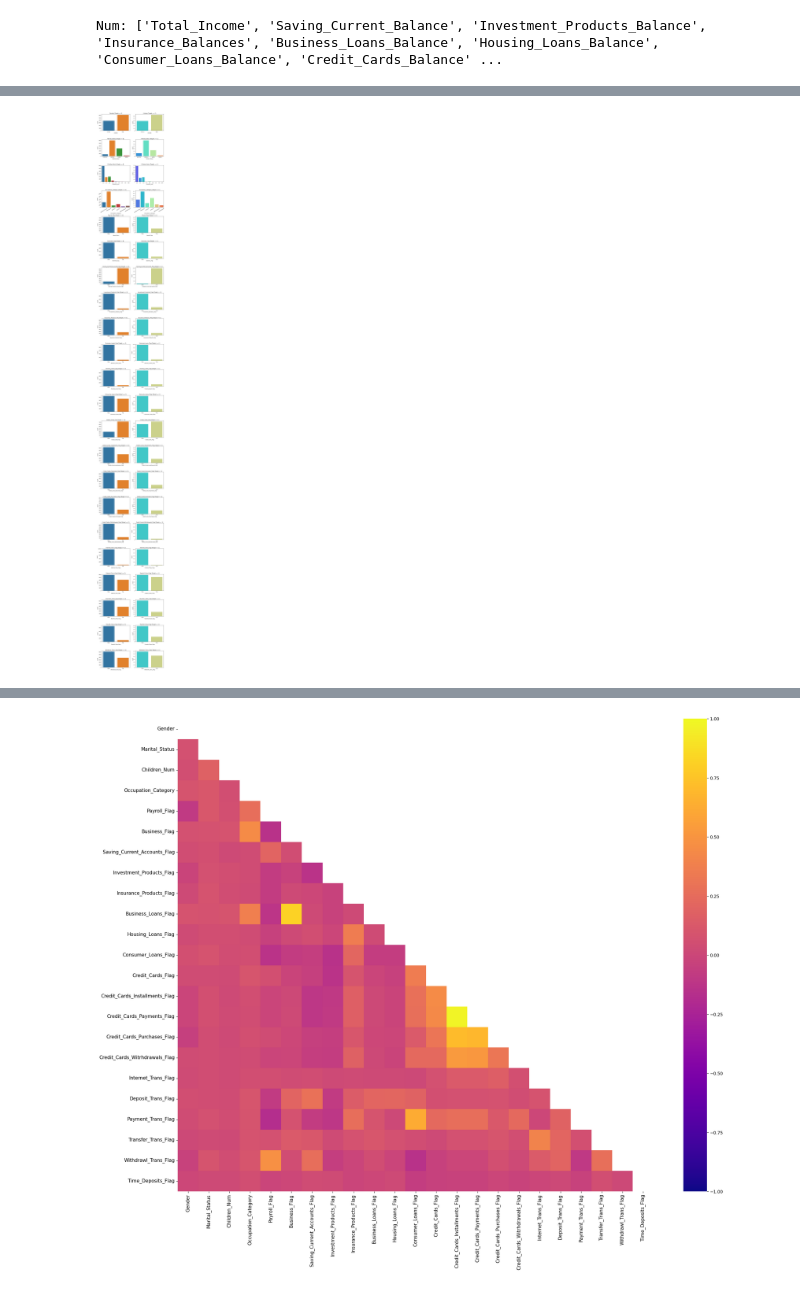
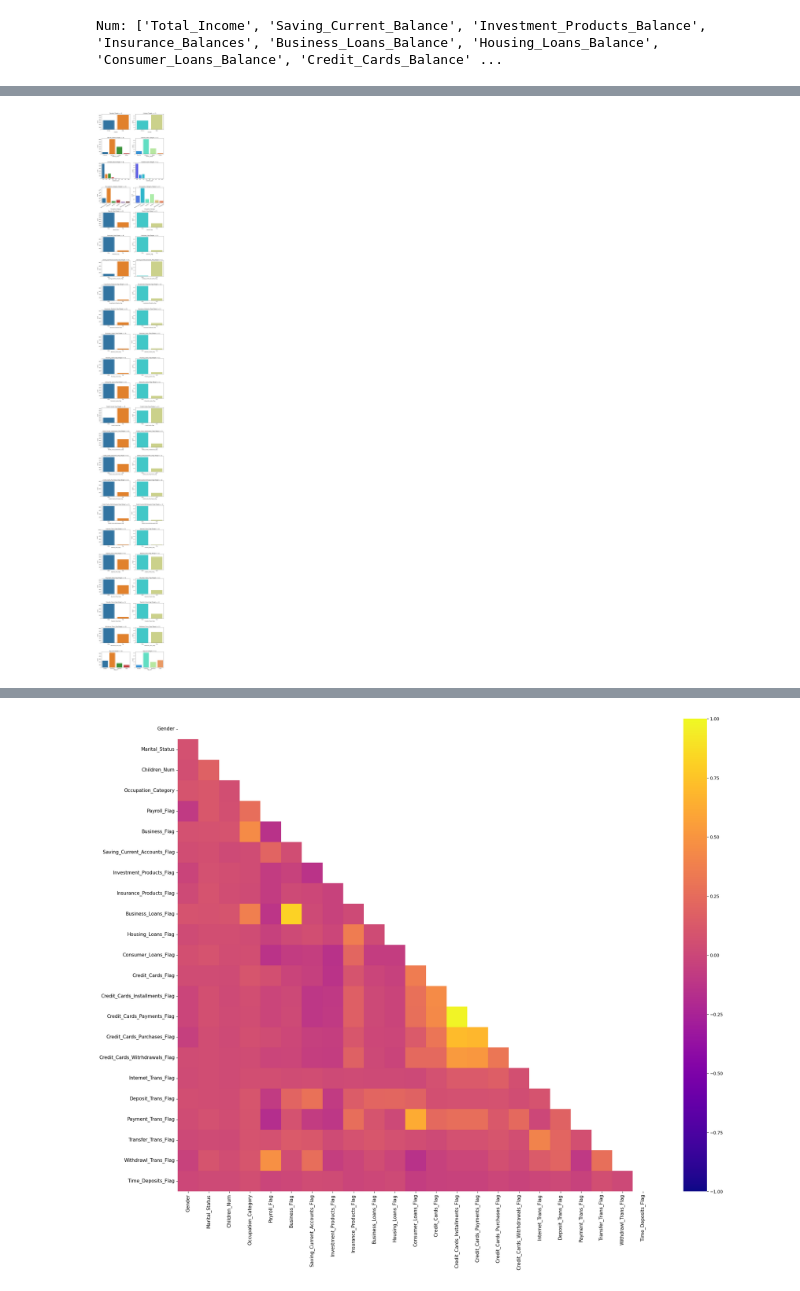
Before and after one commit to Doll03/4IZ480, a Jupyter notebook: Code/notebook.ipynb, the cells around one changed output, grey strips where cells are left out. Drawn from its saved outputs; the diff is of its cells as text; code cells hidden in the pictures.

```diff
--- a/Code/notebook.ipynb
+++ b/Code/notebook.ipynb
@@ -79,7 +79,7 @@ Before starting the exploratory analysis of features, we decided to change one o
 # %%
 #Creating feature Age_Cat
 dataset['Age'] = dataset['Ref_Date'].dt.year - dataset['Birth_Date'].dt.year
-Age_Cat = pd.cut(dataset['Age'], bins=[0, 32.50, 51.50, 60.50, 150],labels=['Younger', 'LowerMid', 'UpperMid', 'Older'])
+dataset['Age_Cat'] = pd.cut(dataset['Age'], bins=[0, 32.50, 51.50, 60.50, 150],labels=['Younger', 'LowerMid', 'UpperMid', 'Older'])
 Age_Cat
 # %% [output]
 0       LowerMid
@@ -128,7 +129,8 @@ print("Num:", num_v_list, "end=", "Cat:", cat_v_list)
 # %% [output]
 Num: ['Total_Income', 'Saving_Current_Balance', 'Investment_Products_Balance', 'Insurance_Balances', 'Business_Loans_Balance', 'Housing_Loans_Balance', 'Consumer_Loans_Balance', 'Credit_Cards_Balance' ...
 # %%
-fig, axs = plt.subplots(6,5, figsize = (20, 35))
+#creating distribution graphs for numerical features
+fig, axs = plt.subplots(8,4, figsize = (20, 35))
 for i, ax in zip(num_v_list, axs.ravel()):
 
         sns.kdeplot(data = dataset, x = i ,ax = ax)
@@ -143,36 +147,36 @@ plt.show()
 #Creating  graphs for categorical features.
 
 
-figure,axis = plt.subplots(22,2, figsize=(10,80))
+figure,axis = plt.subplots(23,2, figsize=(10,80))
 
 col_ind=0
 axis_count = 0
 
 for ax in axis.ravel():
 
     if axis_count % 2 == 0:
         sns.countplot(data=dataset[dataset["Time_Deposits_Flag"] == False], x=cat_v_list[col_ind], ax = ax)
         ax.set_title(cat_v_list[col_ind]+" (Target == 0)")
 
         if cat_v_list[col_ind] == "Occupation_Category":
             ax.tick_params(axis='both', which='major', labelsize=9, rotation = 30)
         else:
             ax.tick_params(axis='both', which='major', labelsize=9)
 
     else:
         sns.countplot(data=dataset[dataset["Time_Deposits_Flag"] == True], x=cat_v_list[col_ind], ax = ax, palette='rainbow')
         ax.set_title(cat_v_list[col_ind]+" (Target == 1)")
 
         if cat_v_list[col_ind] == "Occupation_Category":
             ax.tick_params(axis='both', which='major', labelsize=9, rotation = 30)
         else:
             ax.tick_params(axis='both', which='major', labelsize=9)
 
         col_ind += 1
 
     axis_count +=1
 
 plt.tight_layout()
 plt.show()
 # %% [output]
-[figure, old version]
+[figure, new version]
```
Also changed, not shown: parts of 10 cells of this notebook.
